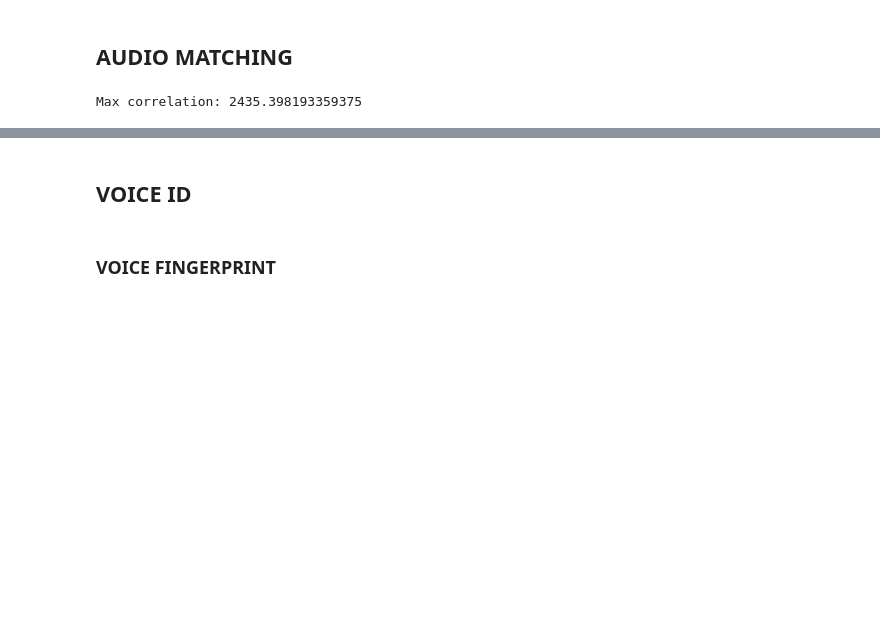
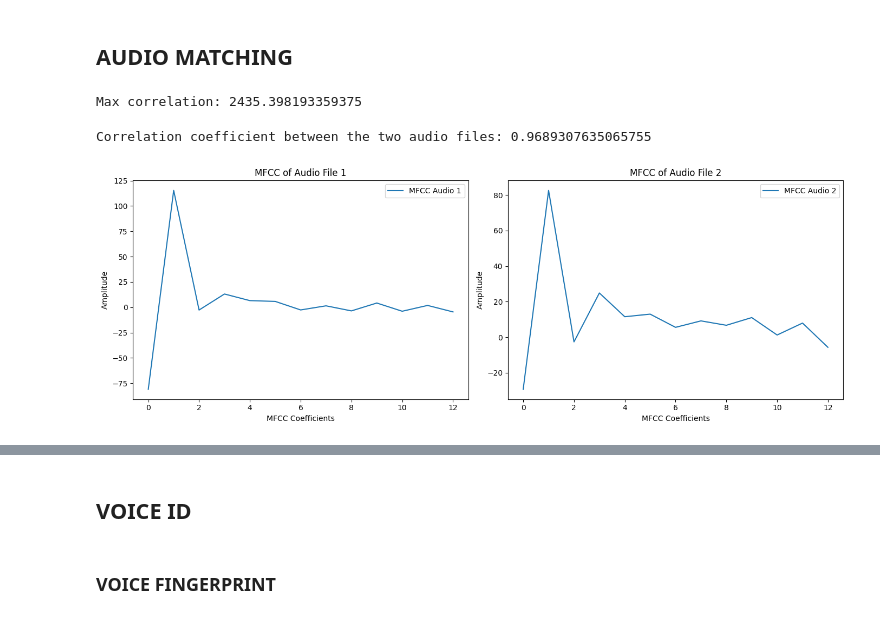
Before and after one commit to WelsneilT/Seminar-AI-in-Music, a Jupyter notebook: AI-Music.ipynb, the cells around one changed output, grey strips where cells are left out. Cells and saved outputs as stored; diff of their text form; code cells hidden in the pictures; blank space fills up the shorter version.

```diff
--- a/AI-Music.ipynb
+++ b/AI-Music.ipynb
@@ -27,3 +48,40 @@ correlation = audio_matching(file1, file2)
 print(f"Max correlation: {correlation}")
 # %% [output]
 Max correlation: 2435.398193359375
+# %%
+def extract_mfcc(audio_file):
+    y, sr = librosa.load(audio_file)
+    mfccs = librosa.feature.mfcc(y=y, sr=sr, n_mfcc=13)
+    averaged_mfccs = np.mean(mfccs, axis=1)
+    return averaged_mfccs
+
+def compare_mfcc(audio_file1, audio_file2):
+    mfcc1 = extract_mfcc(audio_file1)
+    mfcc2 = extract_mfcc(audio_file2)
+
+    correlation = np.corrcoef(mfcc1, mfcc2)[0, 1]
+    print(f'Correlation coefficient between the two audio files: {correlation}')
+
+    plt.figure(figsize=(14, 5))
+    plt.subplot(1, 2, 1)
+    plt.plot(mfcc1, label='MFCC Audio 1')
+    plt.title('MFCC of Audio File 1') #thường chứa thông tin âm thanh quan trọng nhất
+    plt.xlabel('MFCC Coefficients') # Biên độ ở đây có thể hiểu là giá trị độ lớn của mỗi hệ số MFCC
+    plt.ylabel('Amplitude')
+    plt.legend()
+
+    plt.subplot(1, 2, 2)
+    plt.plot(mfcc2, label='MFCC Audio 2')
+    plt.title('MFCC of Audio File 2')
+    plt.xlabel('MFCC Coefficients')
+    plt.ylabel('Amplitude')
+    plt.legend()
+
+    plt.tight_layout()
+    plt.show()
+
+# Thay thế 'audio_file1.wav' và 'audio_file2.wav' bằng đường dẫn tới các file âm nhạc của bạn
+compare_mfcc('./Music-Human/Justin-Bieber-Ghost.wav', './Music-OtherArtist/set_fire_to_the_rain.wav')
+# %% [output]
+Correlation coefficient between the two audio files: 0.9689307635065755
+[figure, added]
```
Also changed, not shown: parts of 6 cells of this notebook, 2 other files.
